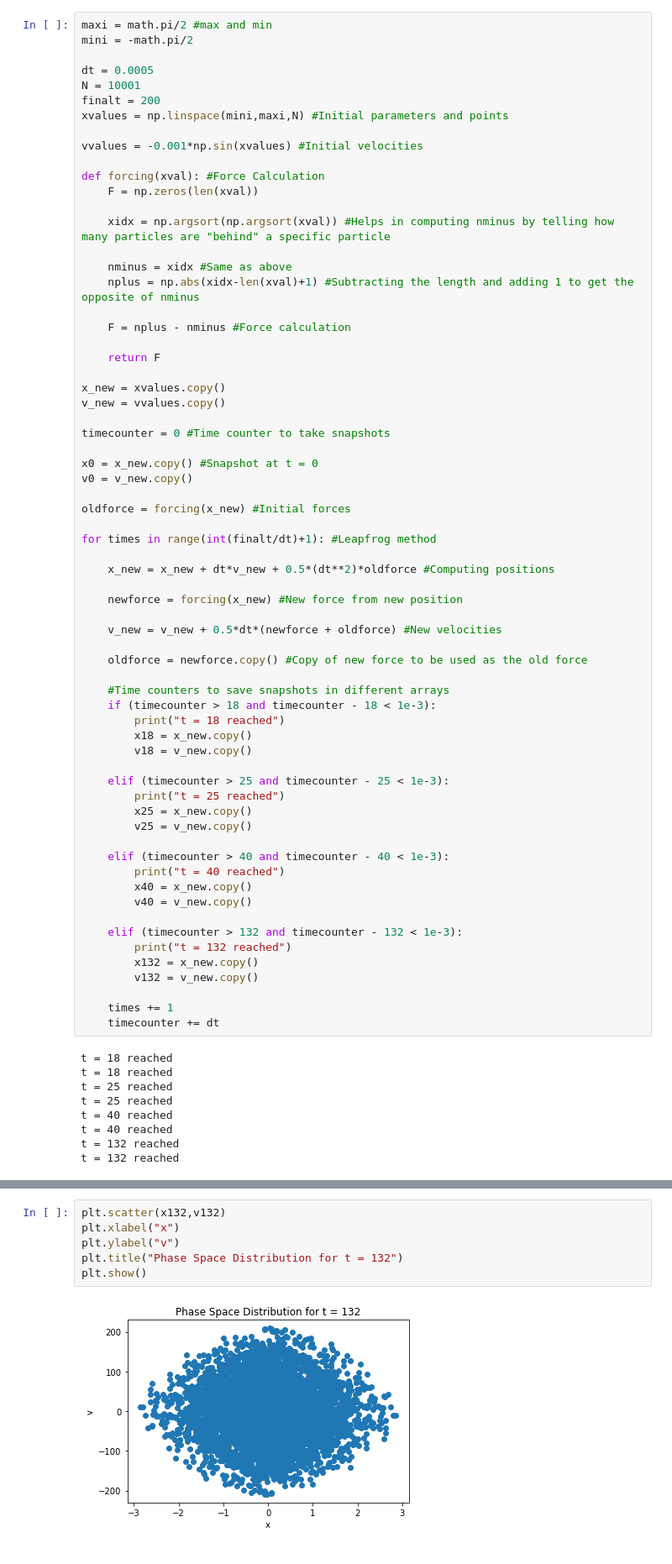
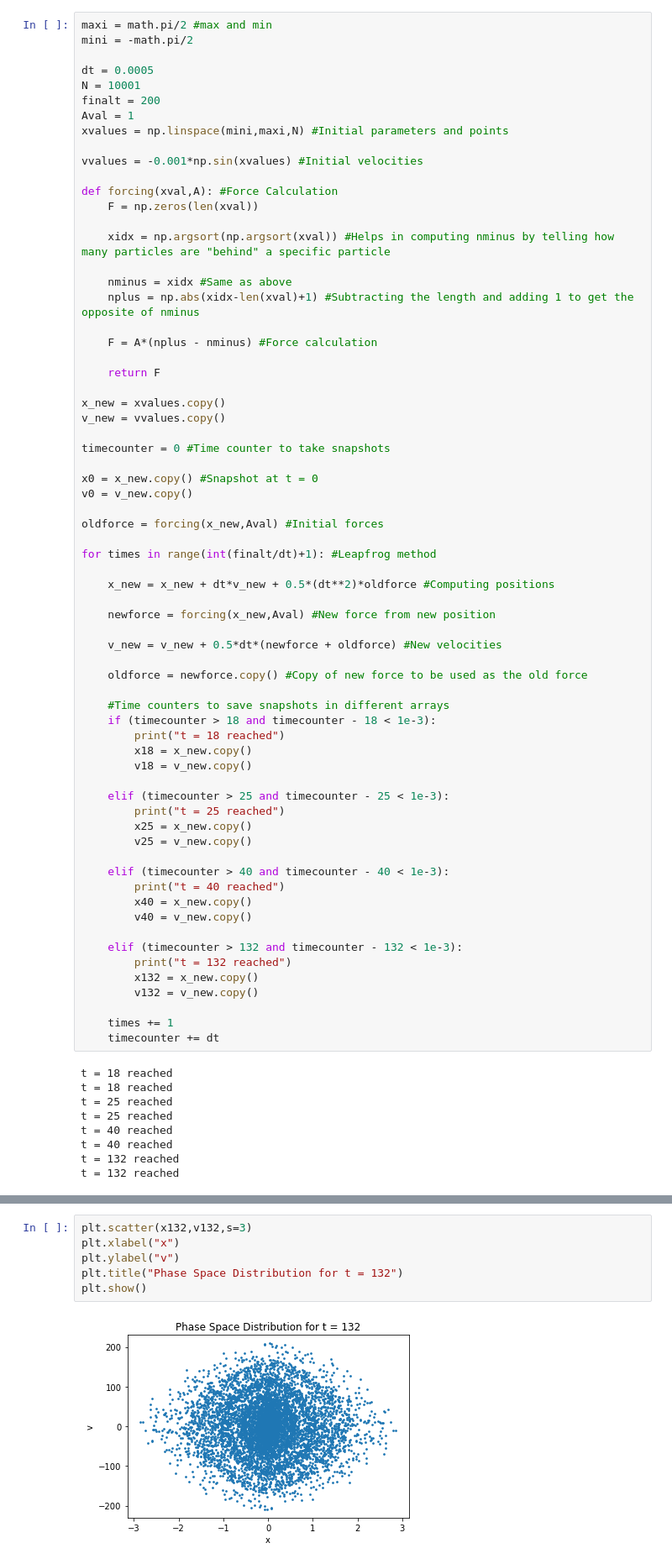
Before and after one commit to emaadparacha/Galactic-Dynamics, a Jupyter notebook: Assignment 3/AST1420 - Assignment 3.ipynb, the cells around one changed output, grey strips where cells are left out. Shown at 84% size. Saved outputs shown, nothing was run; the diff lists cells and outputs as text.

```diff
--- a/Assignment 3/AST1420 - Assignment 3.ipynb
+++ b/Assignment 3/AST1420 - Assignment 3.ipynb
@@ -229,11 +225,12 @@ mini = -math.pi/2
 dt = 0.0005
 N = 10001
 finalt = 200
+Aval = 1
 xvalues = np.linspace(mini,maxi,N) #Initial parameters and points
 
 vvalues = -0.001*np.sin(xvalues) #Initial velocities
 
-def forcing(xval): #Force Calculation
+def forcing(xval,A): #Force Calculation
     F = np.zeros(len(xval))
 
     xidx = np.argsort(np.argsort(xval)) #Helps in computing nminus by telling how many particles are "behind" a specific particle
@@ -241,7 +238,7 @@ def forcing(xval): #Force Calculation
     nminus = xidx #Same as above
     nplus = np.abs(xidx-len(xval)+1) #Subtracting the length and adding 1 to get the opposite of nminus
 
-    F = nplus - nminus #Force calculation
+    F = A*(nplus - nminus) #Force calculation
 
     return F
 
@@ -253,13 +250,13 @@ timecounter = 0 #Time counter to take snapshots
 x0 = x_new.copy() #Snapshot at t = 0
 v0 = v_new.copy()
 
-oldforce = forcing(x_new) #Initial forces
+oldforce = forcing(x_new,Aval) #Initial forces
 
 for times in range(int(finalt/dt)+1): #Leapfrog method
 
     x_new = x_new + dt*v_new + 0.5*(dt**2)*oldforce #Computing positions
 
-    newforce = forcing(x_new) #New force from new position
+    newforce = forcing(x_new,Aval) #New force from new position
 
     v_new = v_new + 0.5*dt*(newforce + oldforce) #New velocities
 
@@ -332,9 +329,9 @@ plt.show()
 # %%
-plt.scatter(x132,v132)
+plt.scatter(x132,v132,s=3)
 plt.xlabel("x")
 plt.ylabel("v")
 plt.title("Phase Space Distribution for t = 132")
 plt.show()
 # %% [output]
-[figure, old version]
+[figure, new version]
 # %%
```
Also changed, not shown: parts of 17 cells of this notebook.
